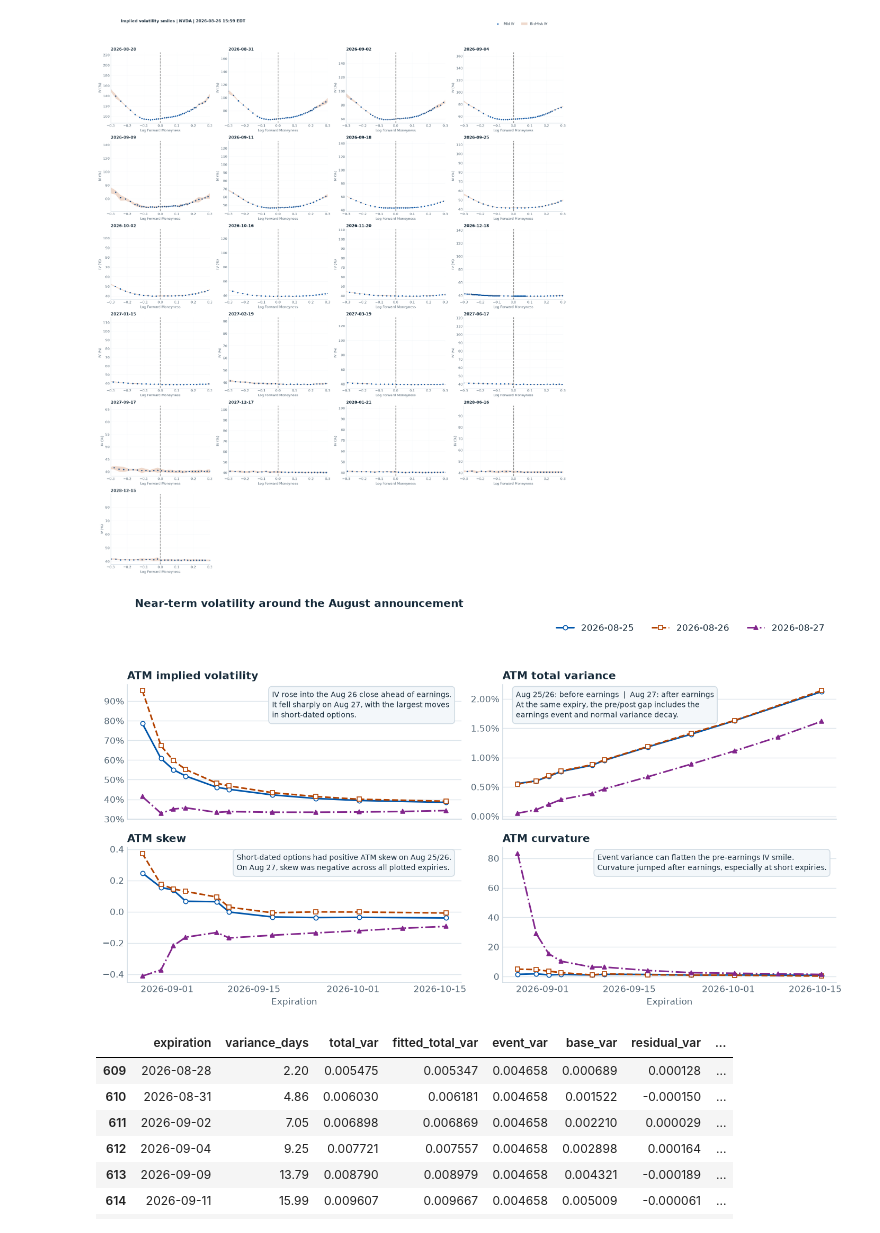
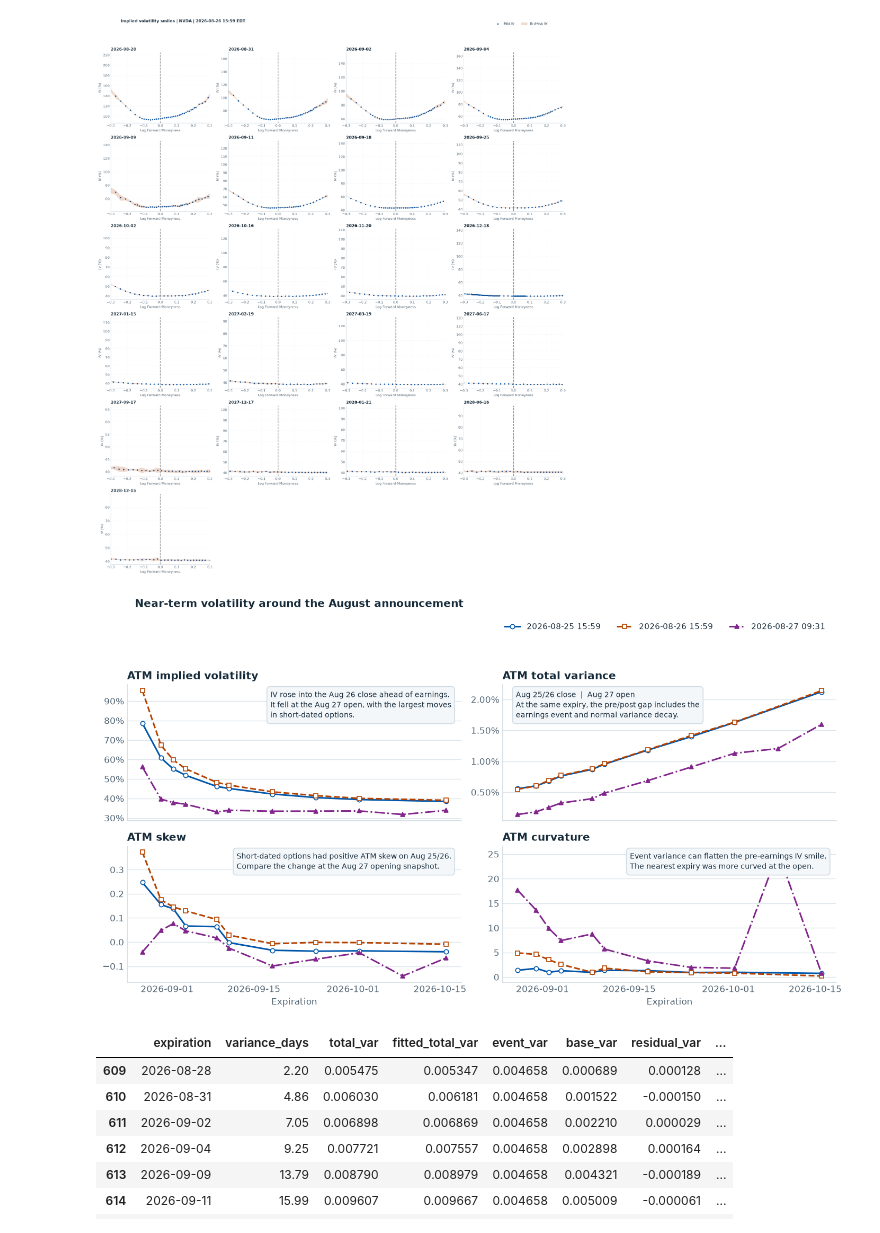
Before and after one commit to tytsai123/event-vol, a Jupyter notebook: notebooks/event-vol.ipynb, the cells around one changed output. Drawn from its saved outputs; the diff is of its cells as text; code cells hidden in the pictures.

```diff
--- a/notebooks/event-vol.ipynb
+++ b/notebooks/event-vol.ipynb
@@ -57,14 +59,22 @@ plt.rcParams.update({
 # %%
-dates = [
-    "2026-08-25",
-    "2026-08-26",
-    "2026-08-27"
-]
+pre_sessions = ("2026-08-25", "2026-08-26")
+post_session = "2026-08-27"
+data_dir = ROOT / "data" / "raw"
+post_snapshot_time = pd.Timestamp(f"{post_session} 09:31", tz="America/New_York")
 
 results = {
-    date: h.run_pipeline(date, data_dir=ROOT / "data" / "raw", progress=False)
-    for date in dates
+    date: h.run_pipeline(date, data_dir=data_dir, progress=False)
+    for date in pre_sessions
 }
+options, definitions, stock = h.load_data(post_session, data_dir=data_dir, window="open")
+option_times = options["ts_recv"] if "ts_recv" in options.columns else options.index
+opening_options = options.loc[option_times == post_snapshot_time]
+if opening_options.empty:
+    raise ValueError(f"No option quotes for the requested snapshot {post_snapshot_time}")
+opening_result = h.run_pipeline(
+    post_session, data_dir=data_dir, progress=False,
+    raw_data=(opening_options, definitions, stock),
+)
 # %%
 pipeline_result = results["2026-08-26"]
 atm_df = pipeline_result["atm_df"]
@@ -73,6 +83,11 @@ snapshots_by_session = {
     date: h.latest_snapshot(result["atm_df"])
     for date, result in results.items()
 }
+post_snapshot = opening_result["atm_df"]
+if (post_snapshot.empty or not post_snapshot["ts_recv"].eq(post_snapshot_time).all()
+        or post_snapshot["total_variance_quadratic"].isna().all()):
+    raise ValueError(f"No valid quadratic ATM smile at {post_snapshot_time}")
+snapshots_by_session[post_session] = post_snapshot
 snapshot = snapshots_by_session["2026-08-26"]
 snapshot_time = snapshot["ts_recv"].iloc[0]
 snapshot_time_et = snapshot_time.tz_convert("America/New_York")
@@ -151,9 +166,11 @@ line_styles = [
 ]
 for index, (session_date, group) in enumerate(snapshots.groupby("date")):
     line_style = line_styles[index % len(line_styles)]
+    sample_time = group["ts_recv"].iloc[0].tz_convert("America/New_York")
+    label = f"{session_date} {sample_time:%H:%M}"
     near_term = group.loc[group["T_calendar"] * 365 <= 60].sort_values("expiration")
     for ax, feature in zip(axes.flat, features):
-        ax.plot(near_term["expiration"], near_term[feature], label=str(session_date),
+        ax.plot(near_term["expiration"], near_term[feature], label=label,
                 markersize=5, **line_style)
 
 for ax, (title, as_percent) in zip(axes.flat, features.values()):
@@ -169,42 +186,42 @@ chart_notes = [
     (
         axes[0, 0], 0.97, "right",
         "IV rose into the Aug 26 close ahead of earnings.\n"
-        "It fell sharply on Aug 27, with the largest moves\n"
+        "It fell at the Aug 27 open, with the largest moves\n"
         "in short-dated options.",
     ),
     (
         axes[0, 1], 0.04, "left",
-        "Aug 25/26: before earnings  |  Aug 27: after earnings\n"
+        "Aug 25/26 close  |  Aug 27 open\n"
         "At the same expiry, the pre/post gap includes the\n"
         "earnings event and normal variance decay.",
     ),
     (
         axes[1, 0], 0.97, "right",
         "Short-dated options had positive ATM skew on Aug 25/26.\n"
-        "On Aug 27, skew was negative across all plotted expiries.",
+        "Compare the change at the Aug 27 opening snapshot.",
     ),
     (
         axes[1, 1], 0.97, "right",
         "Event variance can flatten the pre-earnings IV smile.\n"
-        "Curvature jumped after earnings, especially at short expiries.",
+        "The nearest expiry was more curved at the open.",
     ),
 ]
 for ax, x, alignment, note in chart_notes:
     ax.text(
         x, 0.96, note, transform=ax.transAxes, ha=alignment, va="top",
         fontsize=8.5, color=ink, linespacing=1.35, multialignment="left",
         bbox={"boxstyle": "round,pad=0.45", "facecolor": "#F3F7FA",
               "edgecolor": "#D1DCE4"},
     )
 
 handles, labels = axes[0, 0].get_legend_handles_labels()
 fig.suptitle("Near-term volatility around the August announcement", x=0.055,
              ha="left", weight="bold")
-fig.legend(handles, labels, loc="upper right", bbox_to_anchor=(0.97, 0.94), ncols=3)
+fig.legend(handles, labels, loc="upper right", bbox_to_anchor=(0.97, 0.94), ncols=3, fontsize=9)
 fig.tight_layout(rect=(0, 0, 1, 0.88))
 plt.show()
 # %% [output]
-[figure, old version]
+[figure, new version]
 # %%
 
 def build_variance_decomposition_table(
```
Also changed, not shown: parts of 3 cells of this notebook, 3 other files.
